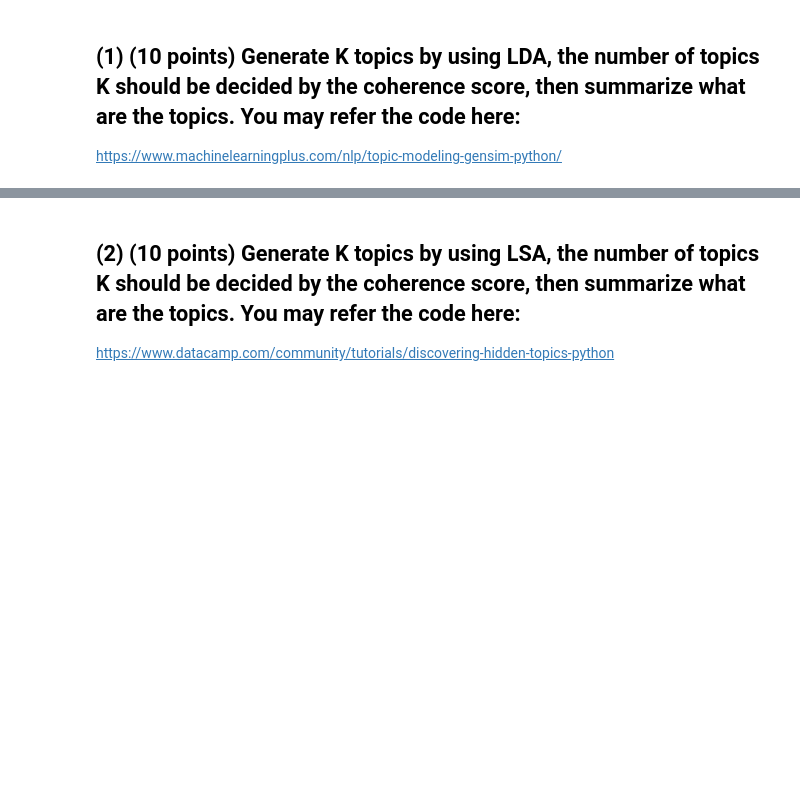
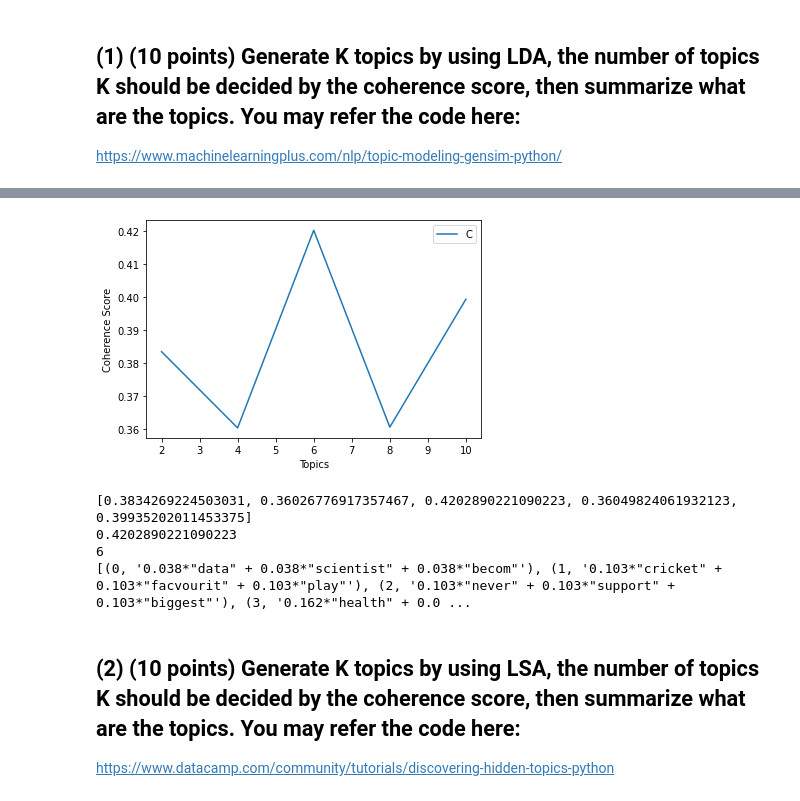
Before and after one commit to MounishaChalasani/MounishaChalasani-INFO5731_Assignment_One_fall2022, a Jupyter notebook: In_class_exercise_04_11032022.ipynb, the cells around one changed output, grey strips where cells are left out. Drawn from its saved outputs; the diff is of its cells as text; code cells hidden in the pictures; blank space fills up the shorter version.

```diff
--- a/In_class_exercise_04_11032022.ipynb
+++ b/In_class_exercise_04_11032022.ipynb
@@ -12,0 +21,15 @@ https://www.machinelearningplus.com/nlp/topic-modeling-gensim-python/
+# %%
+nltk.download('stopwords')
+token = RegexpTokenizer(r'\w+')
+
+english_stopwords = stopwords.words('english')
+
+PS = PorterStemmer()
+
+a = "My facvourite hobby is to play badminton.I like watching cricket."
+b = "My mother is my biggest support system and never let me down in any situation."
+c = "I wanted to become data scientist."
+d = "Professionals of health department, say that maintaining healthy lifestyle is good for our health."
+
+text = [a, b, c, d]
+text
@@ -13,3 +75,29 @@ https://www.machinelearningplus.com/nlp/topic-modeling-gensim-python/
+# %%
+import matplotlib.pyplot as plt
+limit=12; start=2; step=2;
+graph = range(start, limit, step)
+plt.plot(graph, values)
+plt.xlabel("Topics")
+plt.ylabel("Coherence Score")
+plt.legend(("Coherence Values"), loc='best')
+plt.show()
+
+x=max(values)
+y=values.index(x)
+y= (y+1)*2
+print(values)
+print(x)
+print(y)
+
+lda_model = gensim.models.ldamodel.LdaModel(corpus, num_topics=y, id2word = dict, passes=20)
+
+print(lda_model.print_topics(num_topics=y, num_words=3))
+# %% [output]
+[figure, added]
+[0.3834269224503031, 0.36026776917357467, 0.4202890221090223, 0.36049824061932123, 0.39935202011453375]
+0.4202890221090223
+6
+[(0, '0.038*"data" + 0.038*"scientist" + 0.038*"becom"'), (1, '0.103*"cricket" + 0.103*"facvourit" + 0.103*"play"'), (2, '0.103*"never" + 0.103*"support" + 0.103*"biggest"'), (3, '0.162*"health" + 0.0 ...
 # %% [markdown]
 ## (2) (10 points) Generate K topics by using LSA, the number of topics K should be decided by the coherence score, then summarize what are the topics. You may refer the code here:
 
```
Also changed, not shown: parts of 23 cells of this notebook.
